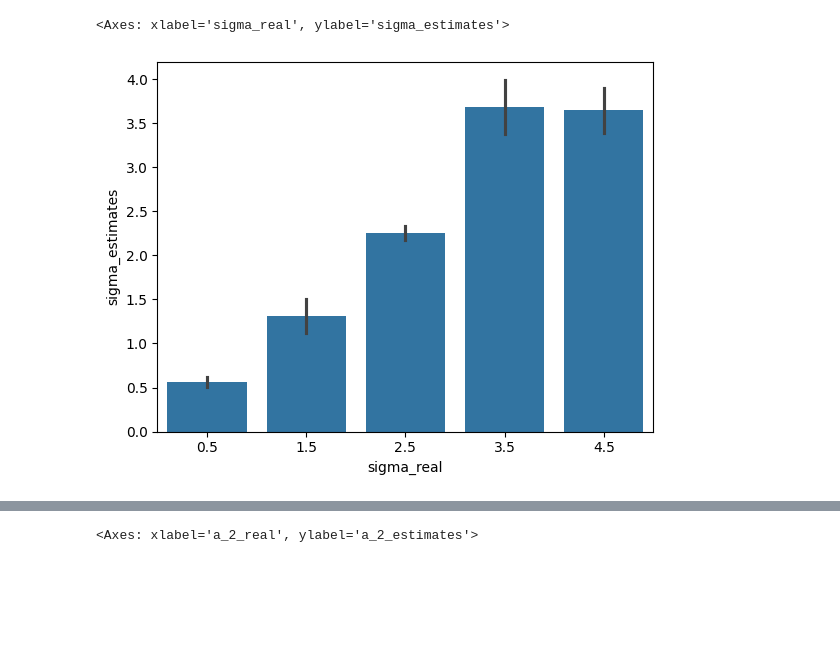
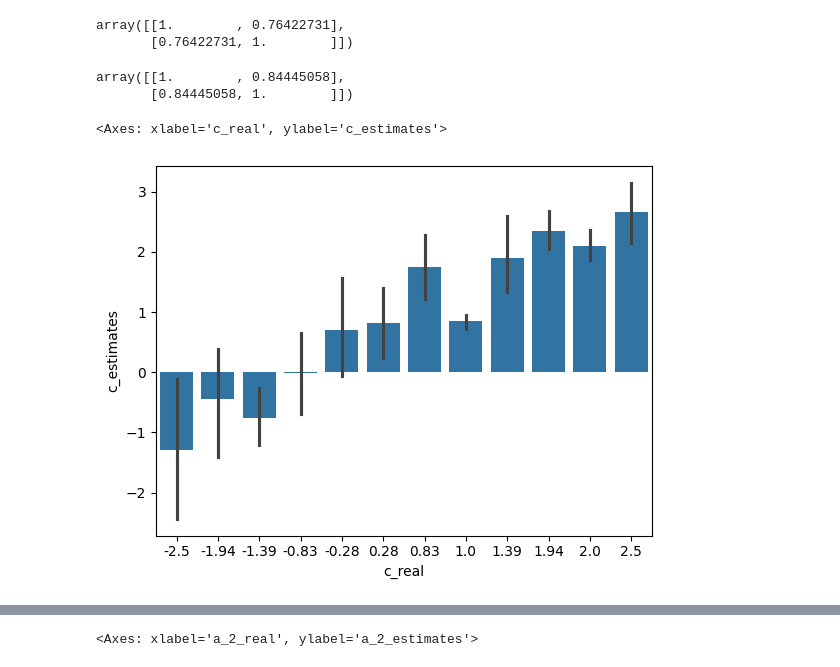
Before and after one commit to GusStgoReyes/riskyneuroarousal, a Jupyter notebook: data/0test.ipynb, the cells around one changed output, grey strips where cells are left out. Drawn from its saved outputs; the diff is of its cells as text; code cells hidden in the pictures; blank space fills up the shorter version.

```diff
--- a/data/0test.ipynb
+++ b/data/0test.ipynb
@@ -50,5 +264,19 @@ final_df2 = pd.concat([est_df, real_df, cond_df], axis=1).reset_index()
+# %%
+# Round c_real to nearest 2 decimal places
+final_df['c_real'] = final_df['c_real'].round(2)
+final_df2['c_real'] = final_df2['c_real'].round(2)
+# %%
+np.corrcoef(final_df['c_real'], final_df['c_estimates'])
+# %% [output]
+array([[1.        , 0.76422731],
+       [0.76422731, 1.        ]])
+# %%
+np.corrcoef(final_df2['c_real'], final_df2['c_estimates'])
+# %% [output]
+array([[1.        , 0.84445058],
+       [0.84445058, 1.        ]])
 # %%
-sns.barplot(final_df, x = "sigma_real", y = "sigma_estimates")
+sns.barplot(final_df, x = "c_real", y = "c_estimates")
 # %% [output]
-<Axes: xlabel='sigma_real', ylabel='sigma_estimates'>
+<Axes: xlabel='c_real', ylabel='c_estimates'>
-[figure, old version]
+[figure, new version]
```
Also changed, not shown: parts of 20 cells of this notebook, 4 other files.
